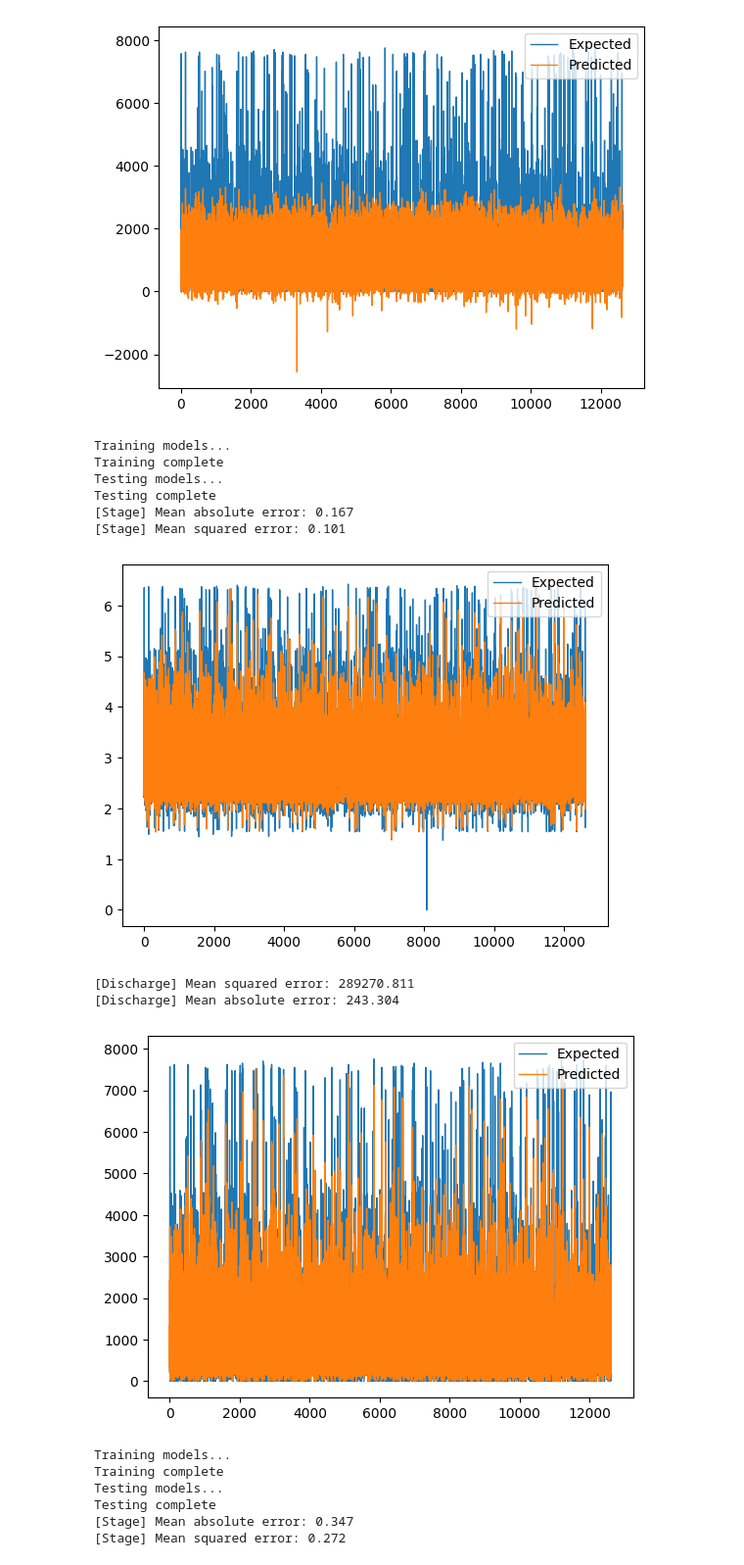
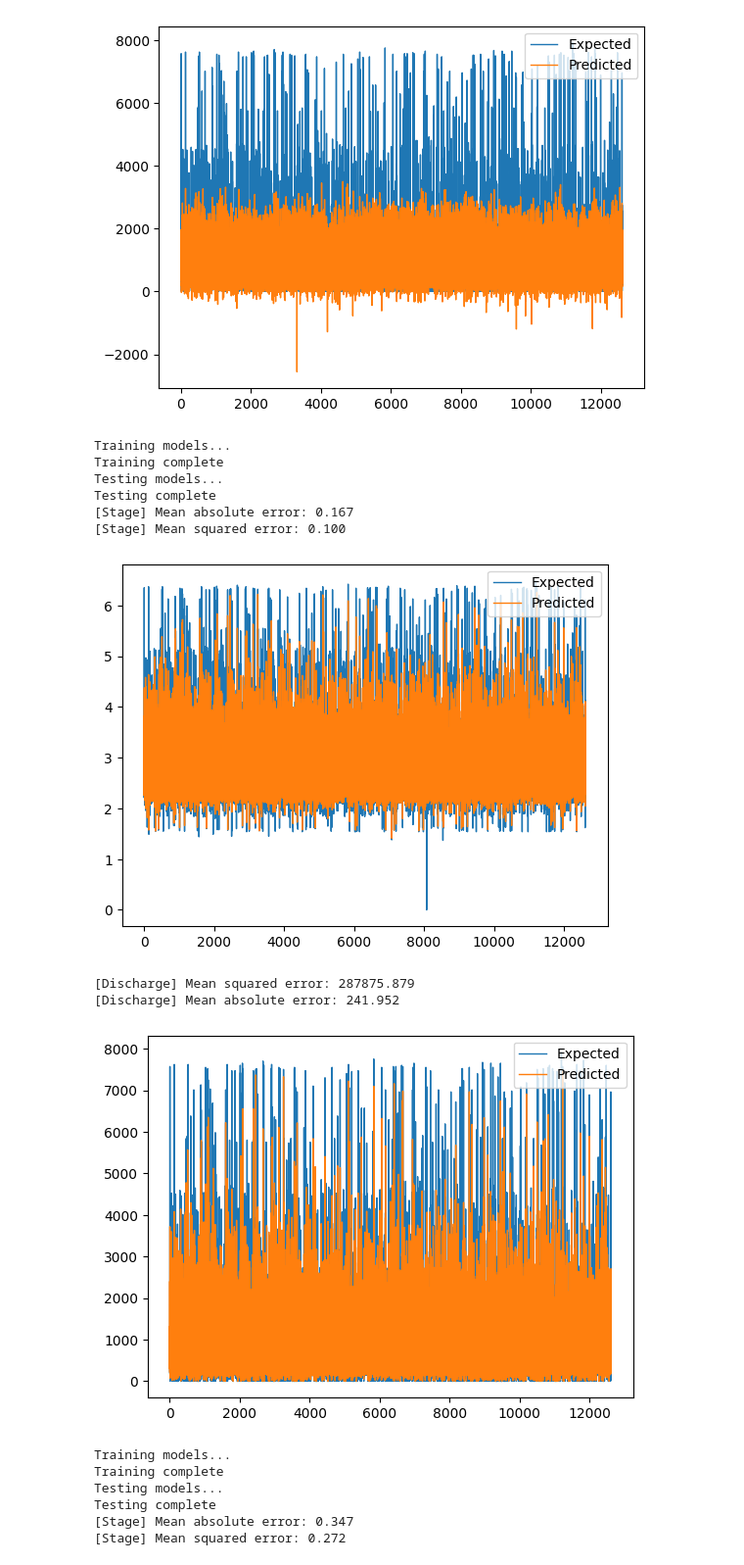
Before and after one commit to huguintoch/ml-for-hidrology, a Jupyter notebook: model_proposals.ipynb, the cells around one changed output. Shown at 98% size. Saved outputs shown, nothing was run; the diff lists cells and outputs as text; code cells hidden in the pictures.

```diff
--- a/model_proposals.ipynb
+++ b/model_proposals.ipynb
@@ -123,20 +123,20 @@ Testing complete
 # %%
 # Proposal 4: Use a Extremely Randomized Trees to predict stage and discharge
 from sklearn.ensemble import ExtraTreesRegressor
-stage_model = ExtraTreesRegressor()
-discharge_model = ExtraTreesRegressor()
+stage_model = ExtraTreesRegressor(max_features=20, n_estimators=500)
+discharge_model = ExtraTreesRegressor(max_features=20, n_estimators=500)
 run_models(stage_model, discharge_model)
 # %% [output]
 Training models...
 Training complete
 Testing models...
 Testing complete
 [Stage] Mean absolute error: 0.167
-[Stage] Mean squared error: 0.101
+[Stage] Mean squared error: 0.100
-[figure, old version]
+[figure, new version]
-[Discharge] Mean squared error: 289270.811
-[Discharge] Mean absolute error: 243.304
+[Discharge] Mean squared error: 287875.879
+[Discharge] Mean absolute error: 241.952
-[figure, old version]
+[figure, new version]
 # %%
 # Proposal 5: Use a Bayesian Ridge to predict stage and discharge
 from sklearn.linear_model import BayesianRidge
```
